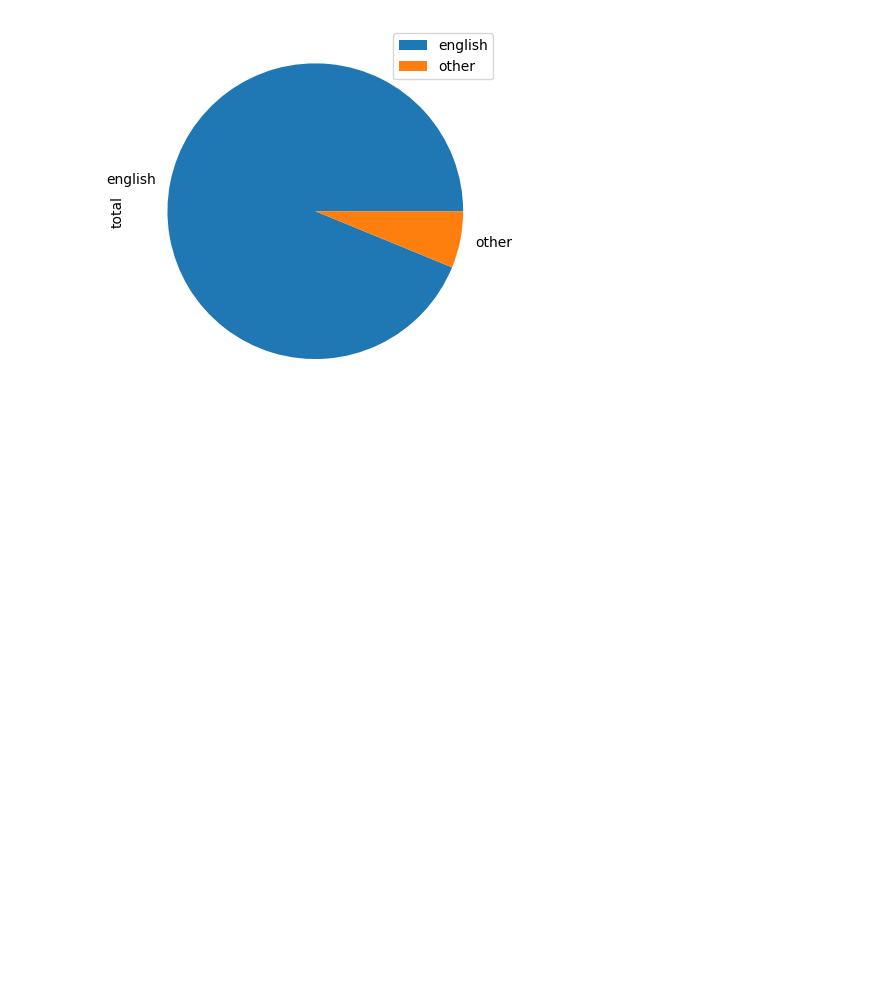
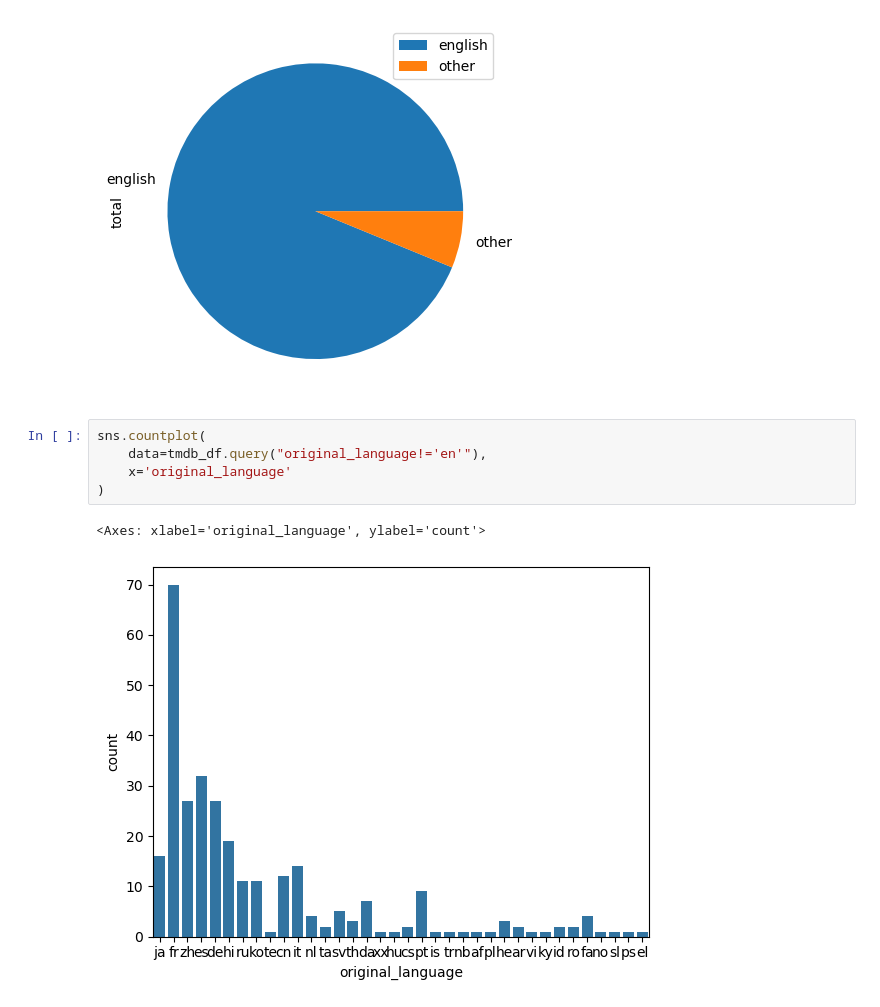
Before and after one commit to gdserafini/alura-data-science, a Jupyter notebook: Curso 1 - Explorando e Analisando Dados/movies_analysis.ipynb, the cells around one changed output. Drawn from its saved outputs; the diff is of its cells as text; blank space fills up the shorter version.

```diff
--- a/Curso 1 - Explorando e Analisando Dados/movies_analysis.ipynb
+++ b/Curso 1 - Explorando e Analisando Dados/movies_analysis.ipynb
@@ -440,3 +440,11 @@ langs_comp_df.plot(kind='pie', labels=langs_comp_df['language'], y='total')
 # %% [output]
 <Axes: ylabel='total'>
 [figure]
+# %%
+sns.countplot(
+    data=tmdb_df.query("original_language!='en'"),
+    x='original_language'
+)
+# %% [output]
+<Axes: xlabel='original_language', ylabel='count'>
+[figure, added]
```
